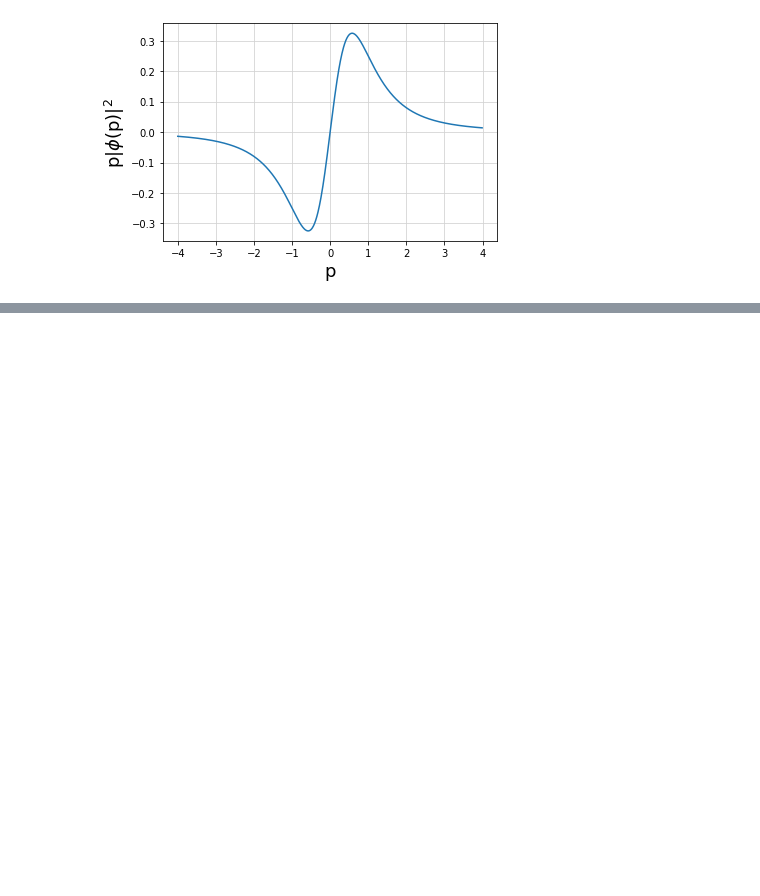
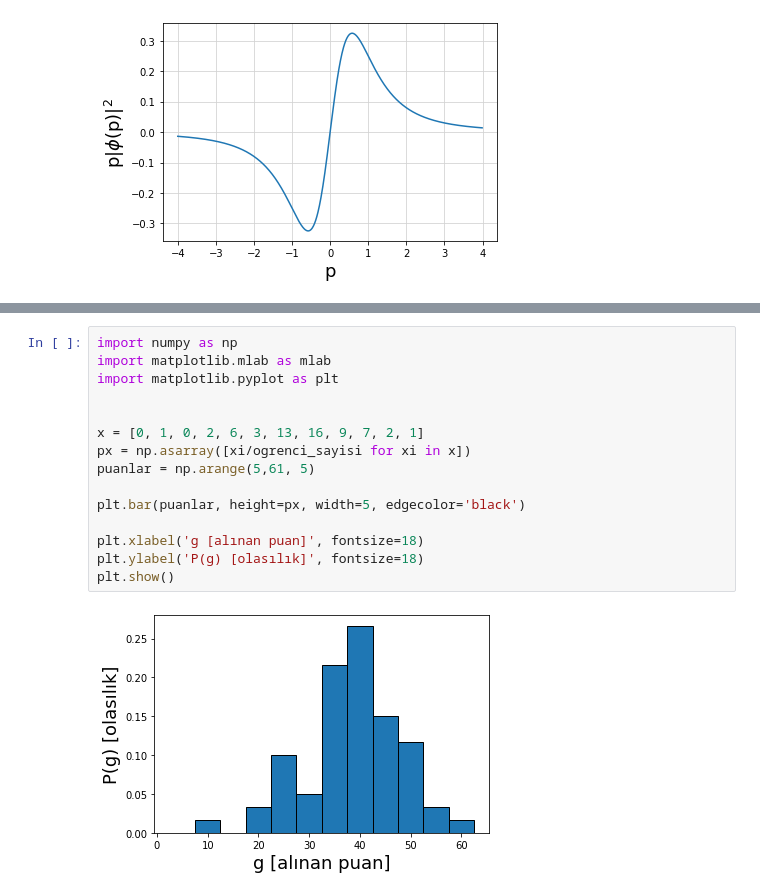
Before and after one commit to mkarakoc/Kuantum_Fizigi, a Jupyter notebook: programlar/MomentumUzayindaDF.ipynb, the cells around one changed output, grey strips where cells are left out. Drawn from its saved outputs; the diff is of its cells as text; blank space fills up the shorter version.

```diff
--- a/programlar/MomentumUzayindaDF.ipynb
+++ b/programlar/MomentumUzayindaDF.ipynb
@@ -30,0 +97,17 @@ plt.show()
+# %%
+import numpy as np
+import matplotlib.mlab as mlab
+import matplotlib.pyplot as plt
+
+
+x = [0, 1, 0, 2, 6, 3, 13, 16, 9, 7, 2, 1]
+px = np.asarray([xi/ogrenci_sayisi for xi in x])
+puanlar = np.arange(5,61, 5)
+
+plt.bar(puanlar, height=px, width=5, edgecolor='black')
+
+plt.xlabel('g [alınan puan]', fontsize=18)
+plt.ylabel('P(g) [olasılık]', fontsize=18)
+plt.show()
+# %% [output]
+[figure, added]
```
Also changed, not shown: parts of 10 cells of this notebook.
